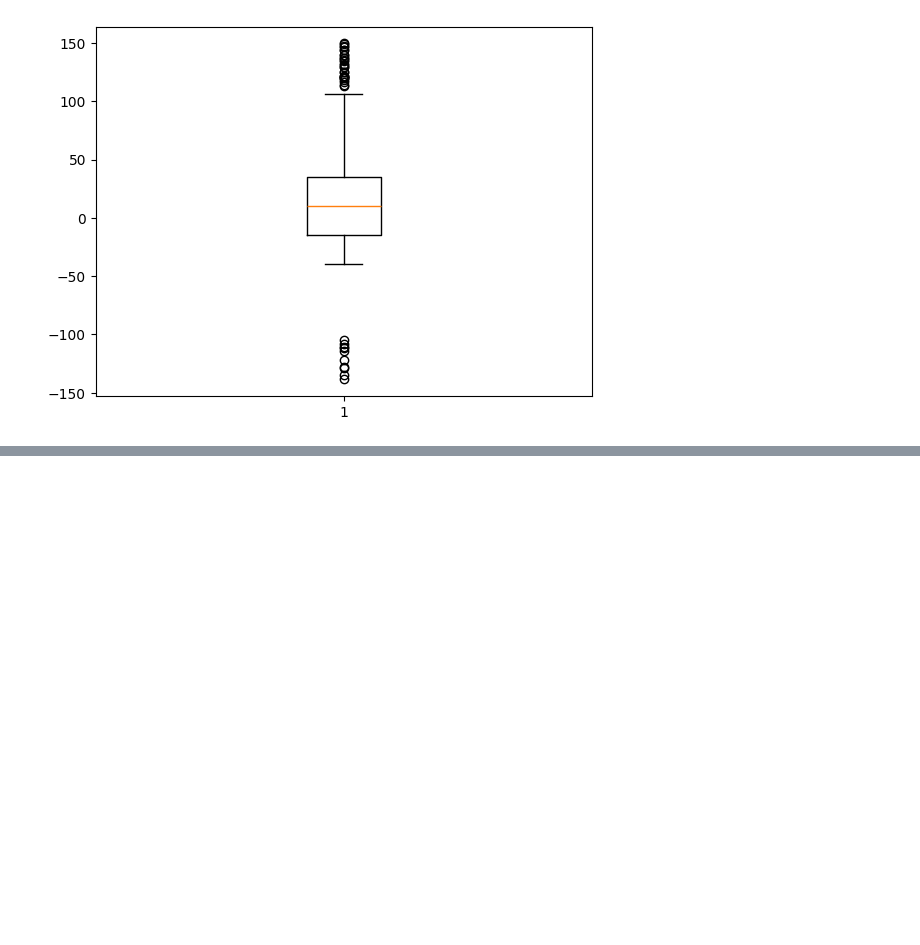
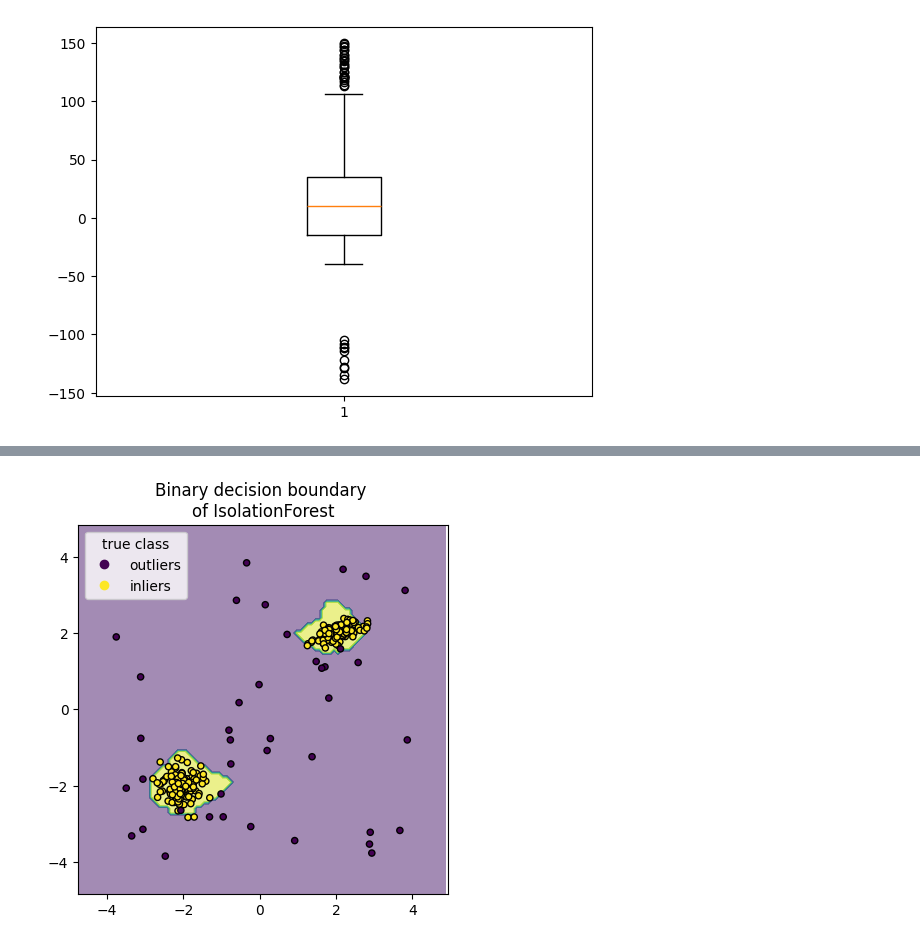
Before and after one commit to Yuri-Campos/IsolationForest, a Jupyter notebook: IsolationForest.ipynb, the cells around one changed output, grey strips where cells are left out. Cells and saved outputs as stored; diff of their text form; code cells hidden in the pictures; blank space fills up the shorter version.

```diff
--- a/IsolationForest.ipynb
+++ b/IsolationForest.ipynb
@@ -31,0 +69,16 @@ DEPOIS DISSO É TREINAR UM MODELO COM O SCIKIT-LEARN E MANDAR ELE RESOLVER ISSO
+# %%
+from sklearn.inspection import DecisionBoundaryDisplay
+
+disp = DecisionBoundaryDisplay.from_estimator(
+    clf,
+    X,
+    response_method="predict",
+    alpha=0.5,
+)
+disp.ax_.scatter(X[:, 0], X[:, 1], c=y, s=20, edgecolor="k")
+disp.ax_.set_title("Binary decision boundary \nof IsolationForest")
+plt.axis("square")
+plt.legend(handles=handles, labels=["outliers", "inliers"], title="true class")
+plt.show()
+# %% [output]
+[figure, added]
```
Also changed, not shown: parts of 4 cells of this notebook.
